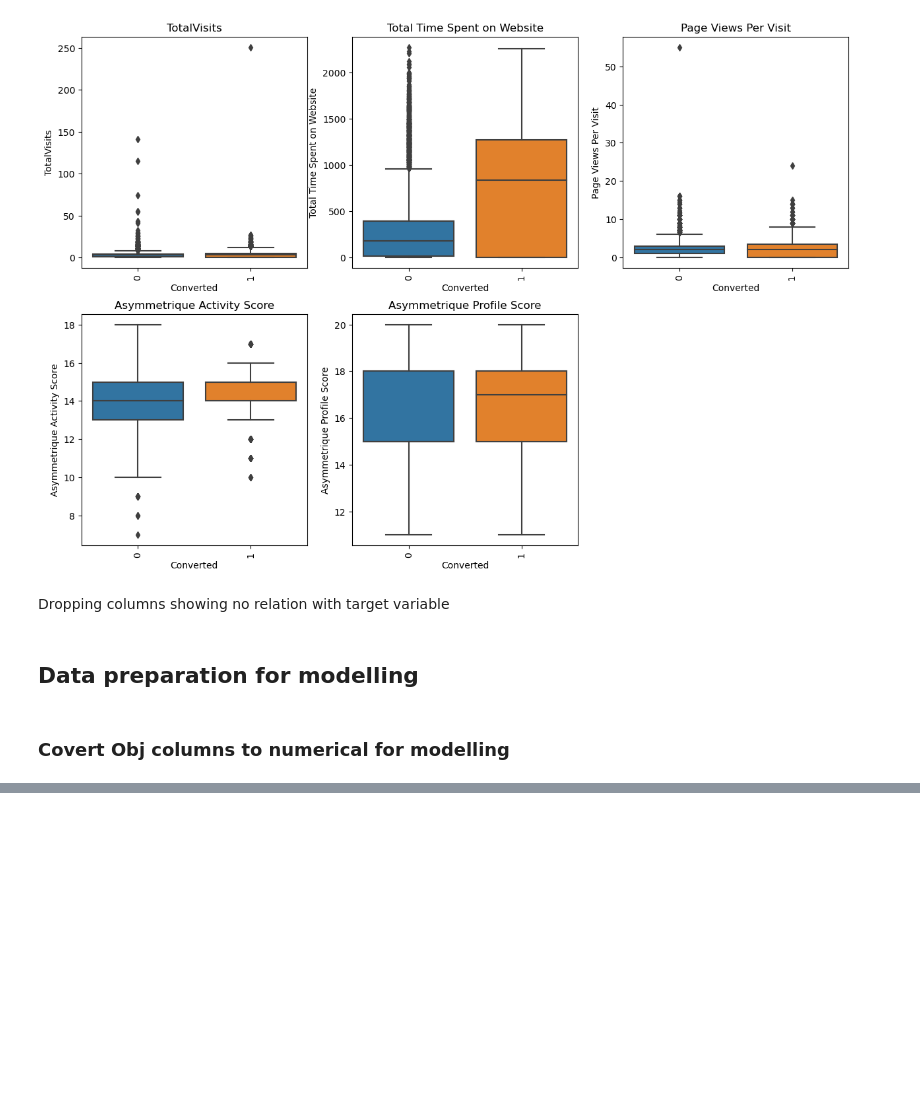
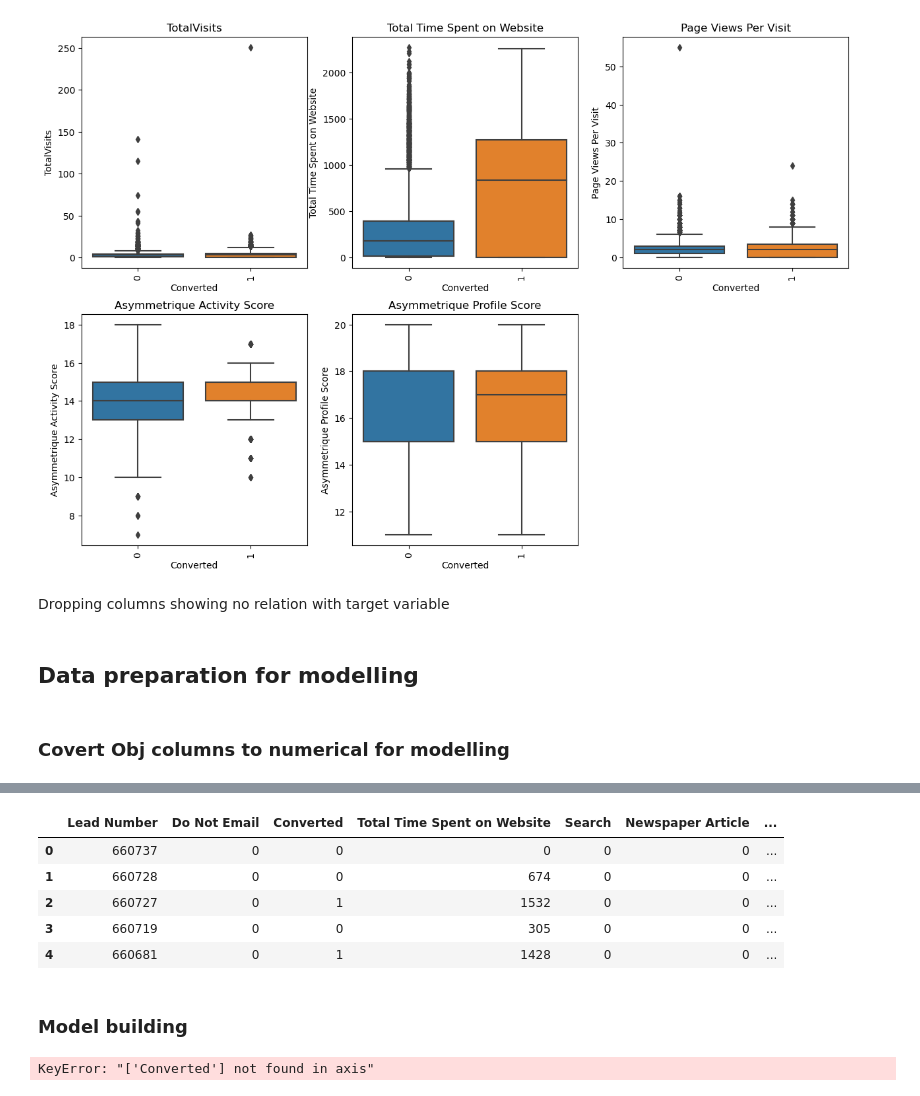
Before and after one commit to artik-gupta/Lead-Score-Case-study-assignment, a Jupyter notebook: LR model.ipynb, the cells around one changed output, grey strips where cells are left out. Drawn from its saved outputs; the diff is of its cells as text; code cells hidden in the pictures; blank space fills up the shorter version.

```diff
--- a/LR model.ipynb
+++ b/LR model.ipynb
@@ -166,3 +179,38 @@ data = data.drop(['TotalVisits', 'Page Views Per Visit', 'Asymmetrique Profile S
 # %%
 mapping = {'01.High': 1, '02.Medium': 2, '03.Low': 3, np.nan: np.nan}
 data[['Asymmetrique Activity Index', 'Asymmetrique Profile Index']] = data[['Asymmetrique Activity Index', 'Asymmetrique Profile Index']].applymap(lambda x: mapping[x])
+# %%
+#changing ordinal categorical variable to integer
+encoder = OrdinalEncoder()
+encoder.fit(data[['Lead Quality']])
+data[['Lead Quality']] = encoder.transform(data[['Lead Quality']])
+
+#changing Yes and No to binary
+data.replace(['Yes', 'No'], [1, 0], inplace = True)
+
+#changing Select to nan
+data.replace('Select', np.nan, inplace = True)
+
+#changing variables in last notable activity
+for column in data.select_dtypes(include=['object']).columns:
+    data[column].where(data[column].map(data[column].value_counts()) > 100, 'Others', inplace= True)
+    dummies = pd.get_dummies(data[column], prefix= column[:5] ,drop_first= True)
+    data.drop(column, axis = 1, inplace = True)
+    data = pd.concat([data, dummies], axis = 1)
+# %%
+data.head()
+# %% [output]
+|  | Lead Number | Do Not Email | Converted | Total Time Spent on Website | Search | Newspaper Article | ... |
+| 0 | 660737 | 0 | 0 | 0 | 0 | 0 | ... |
+| 1 | 660728 | 0 | 0 | 674 | 0 | 0 | ... |
+| 2 | 660727 | 0 | 1 | 1532 | 0 | 0 | ... |
+| 3 | 660719 | 0 | 0 | 305 | 0 | 0 | ... |
+| 4 | 660681 | 0 | 1 | 1428 | 0 | 0 | ... |
+# %% [markdown]
+### Model building
+# %%
+from sklearn.model_selection import train_test_split
+
+train, test = train_test_split(data.pop('Converted'), data.Converted, test_size= 0.2, random_state= 50)
+# %% [output]
+KeyError: "['Converted'] not found in axis"
```
Also changed, not shown: parts of 5 cells of this notebook.
